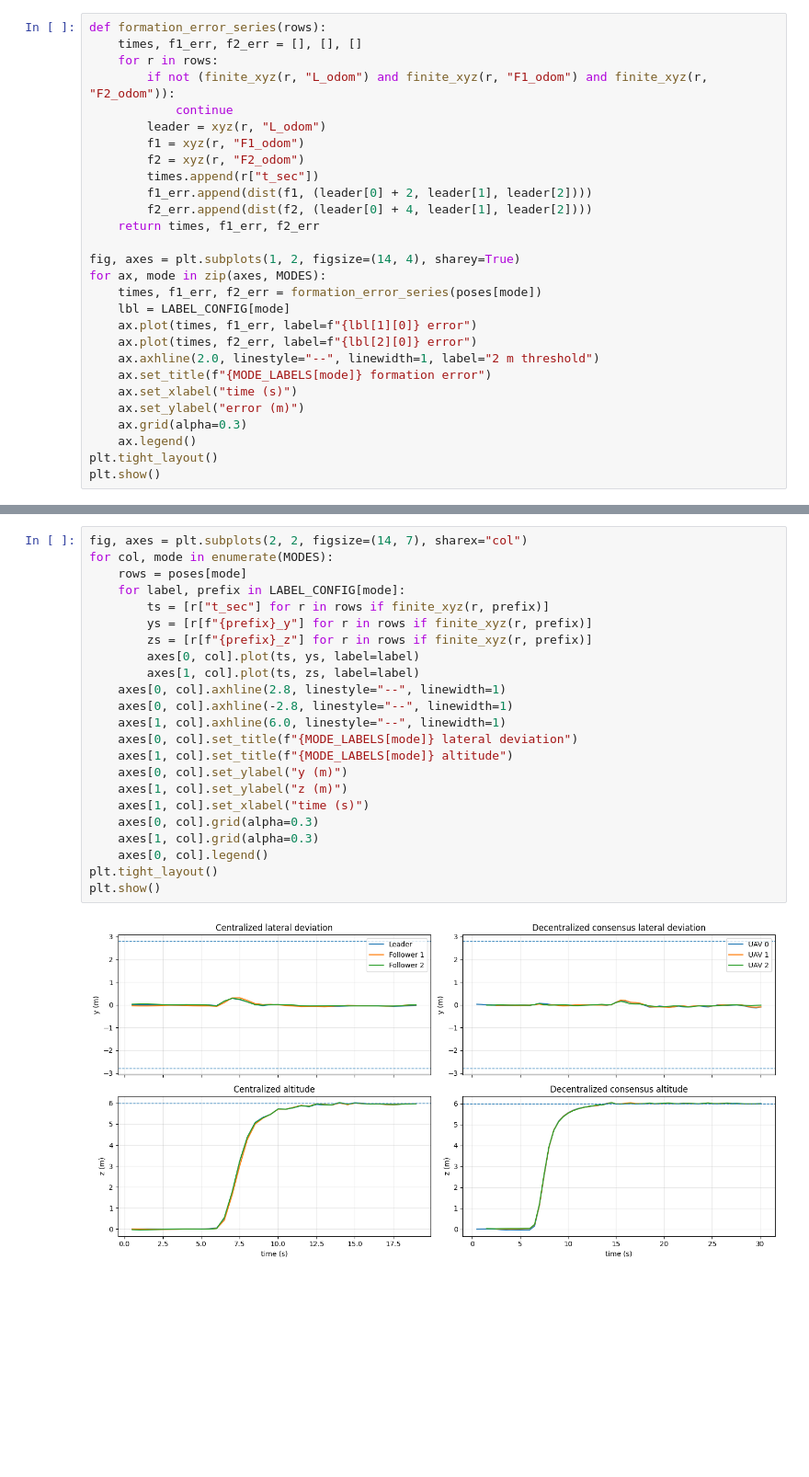
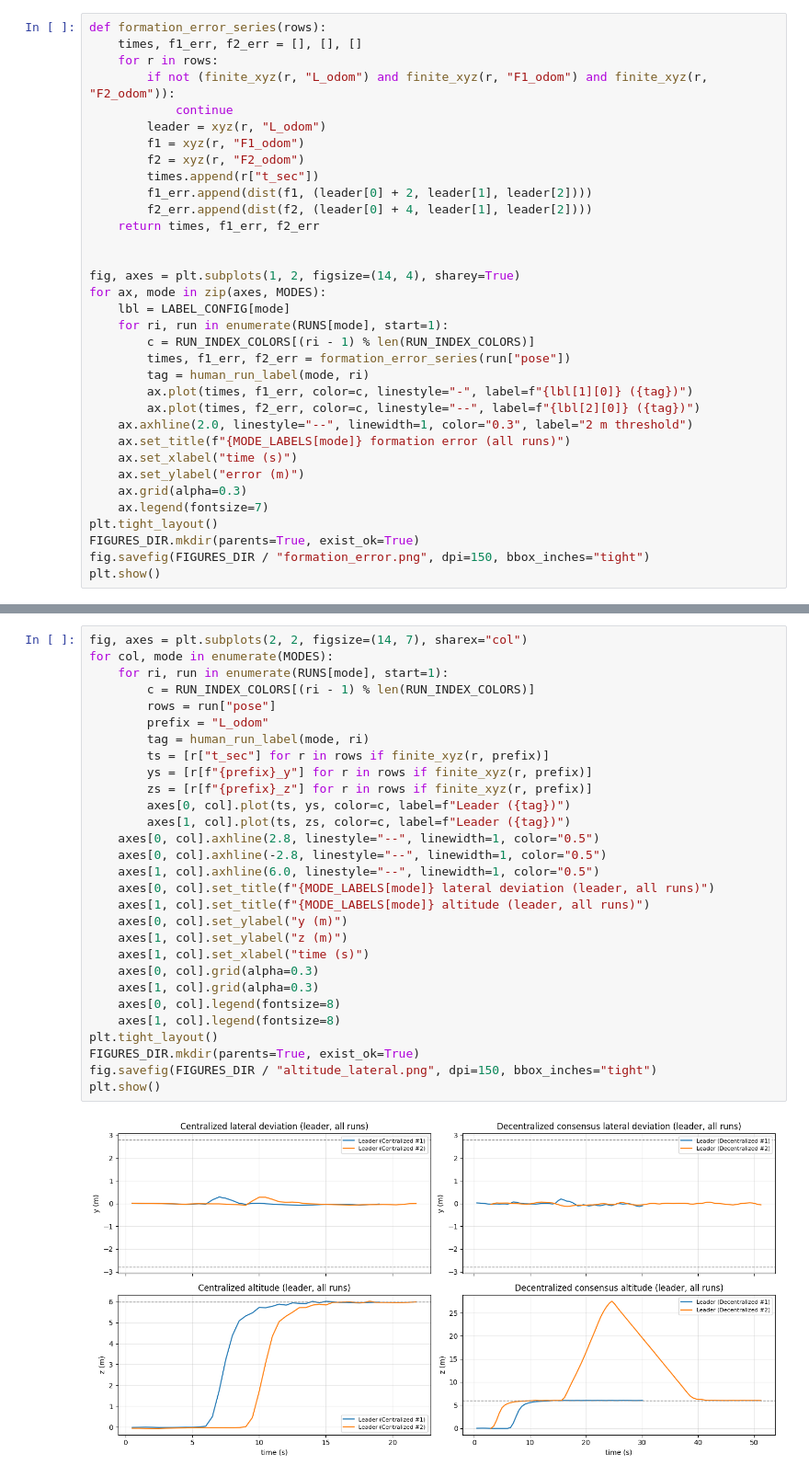
Before and after one commit to billbch/uav-project-devops, a Jupyter notebook: uav_eval_analysis.ipynb, the cells around one changed output, grey strips where cells are left out. Shown at 92% size. Saved outputs shown, nothing was run; the diff lists cells and outputs as text; blank space fills up the shorter version.

```diff
--- a/uav_eval_analysis.ipynb
+++ b/uav_eval_analysis.ipynb
@@ -205,18 +262,24 @@ def formation_error_series(rows):
         f2_err.append(dist(f2, (leader[0] + 4, leader[1], leader[2])))
     return times, f1_err, f2_err
 
+
 fig, axes = plt.subplots(1, 2, figsize=(14, 4), sharey=True)
 for ax, mode in zip(axes, MODES):
-    times, f1_err, f2_err = formation_error_series(poses[mode])
     lbl = LABEL_CONFIG[mode]
-    ax.plot(times, f1_err, label=f"{lbl[1][0]} error")
-    ax.plot(times, f2_err, label=f"{lbl[2][0]} error")
-    ax.axhline(2.0, linestyle="--", linewidth=1, label="2 m threshold")
-    ax.set_title(f"{MODE_LABELS[mode]} formation error")
+    for ri, run in enumerate(RUNS[mode], start=1):
+        c = RUN_INDEX_COLORS[(ri - 1) % len(RUN_INDEX_COLORS)]
+        times, f1_err, f2_err = formation_error_series(run["pose"])
+        tag = human_run_label(mode, ri)
+        ax.plot(times, f1_err, color=c, linestyle="-", label=f"{lbl[1][0]} ({tag})")
+        ax.plot(times, f2_err, color=c, linestyle="--", label=f"{lbl[2][0]} ({tag})")
+    ax.axhline(2.0, linestyle="--", linewidth=1, color="0.3", label="2 m threshold")
+    ax.set_title(f"{MODE_LABELS[mode]} formation error (all runs)")
     ax.set_xlabel("time (s)")
     ax.set_ylabel("error (m)")
     ax.grid(alpha=0.3)
-    ax.legend()
+    ax.legend(fontsize=7)
 plt.tight_layout()
+FIGURES_DIR.mkdir(parents=True, exist_ok=True)
+fig.savefig(FIGURES_DIR / "formation_error.png", dpi=150, bbox_inches="tight")
 plt.show()
 # %% [output]
@@ -228,28 +291,34 @@ The corridor is centered at `y=0` and the cruise altitude is `z=6 m`. These plot
 # %%
 fig, axes = plt.subplots(2, 2, figsize=(14, 7), sharex="col")
 for col, mode in enumerate(MODES):
-    rows = poses[mode]
-    for label, prefix in LABEL_CONFIG[mode]:
+    for ri, run in enumerate(RUNS[mode], start=1):
+        c = RUN_INDEX_COLORS[(ri - 1) % len(RUN_INDEX_COLORS)]
+        rows = run["pose"]
+        prefix = "L_odom"
+        tag = human_run_label(mode, ri)
         ts = [r["t_sec"] for r in rows if finite_xyz(r, prefix)]
         ys = [r[f"{prefix}_y"] for r in rows if finite_xyz(r, prefix)]
         zs = [r[f"{prefix}_z"] for r in rows if finite_xyz(r, prefix)]
-        axes[0, col].plot(ts, ys, label=label)
-        axes[1, col].plot(ts, zs, label=label)
-    axes[0, col].axhline(2.8, linestyle="--", linewidth=1)
-    axes[0, col].axhline(-2.8, linestyle="--", linewidth=1)
-    axes[1, col].axhline(6.0, linestyle="--", linewidth=1)
-    axes[0, col].set_title(f"{MODE_LABELS[mode]} lateral deviation")
-    axes[1, col].set_title(f"{MODE_LABELS[mode]} altitude")
+        axes[0, col].plot(ts, ys, color=c, label=f"Leader ({tag})")
+        axes[1, col].plot(ts, zs, color=c, label=f"Leader ({tag})")
+    axes[0, col].axhline(2.8, linestyle="--", linewidth=1, color="0.5")
+    axes[0, col].axhline(-2.8, linestyle="--", linewidth=1, color="0.5")
+    axes[1, col].axhline(6.0, linestyle="--", linewidth=1, color="0.5")
+    axes[0, col].set_title(f"{MODE_LABELS[mode]} lateral deviation (leader, all runs)")
+    axes[1, col].set_title(f"{MODE_LABELS[mode]} altitude (leader, all runs)")
     axes[0, col].set_ylabel("y (m)")
     axes[1, col].set_ylabel("z (m)")
     axes[1, col].set_xlabel("time (s)")
     axes[0, col].grid(alpha=0.3)
     axes[1, col].grid(alpha=0.3)
-    axes[0, col].legend()
+    axes[0, col].legend(fontsize=8)
+    axes[1, col].legend(fontsize=8)
 plt.tight_layout()
+FIGURES_DIR.mkdir(parents=True, exist_ok=True)
+fig.savefig(FIGURES_DIR / "altitude_lateral.png", dpi=150, bbox_inches="tight")
 plt.show()
 # %% [output]
-[figure, old version]
+[figure, new version]
 # %% [markdown]
 ## Interpretation For The Report
 
```
Also changed, not shown: parts of 14 cells of this notebook, 9 other files.
